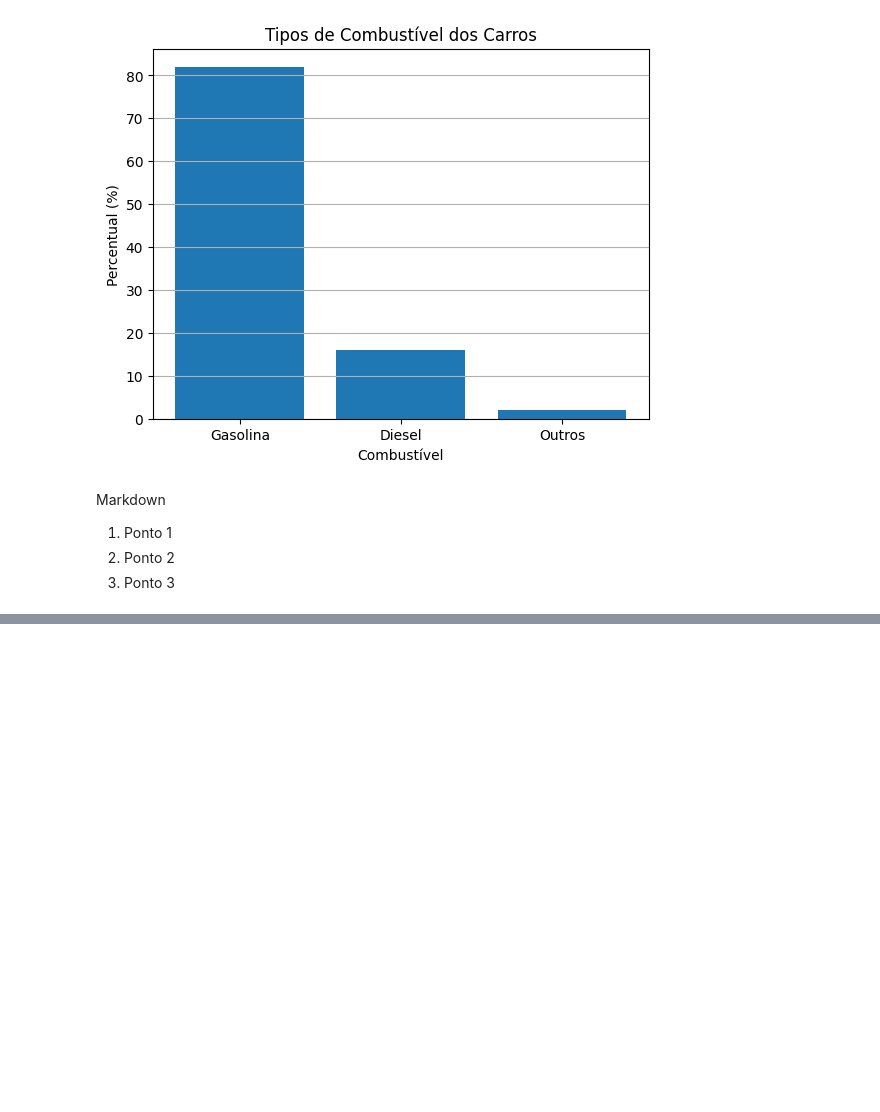
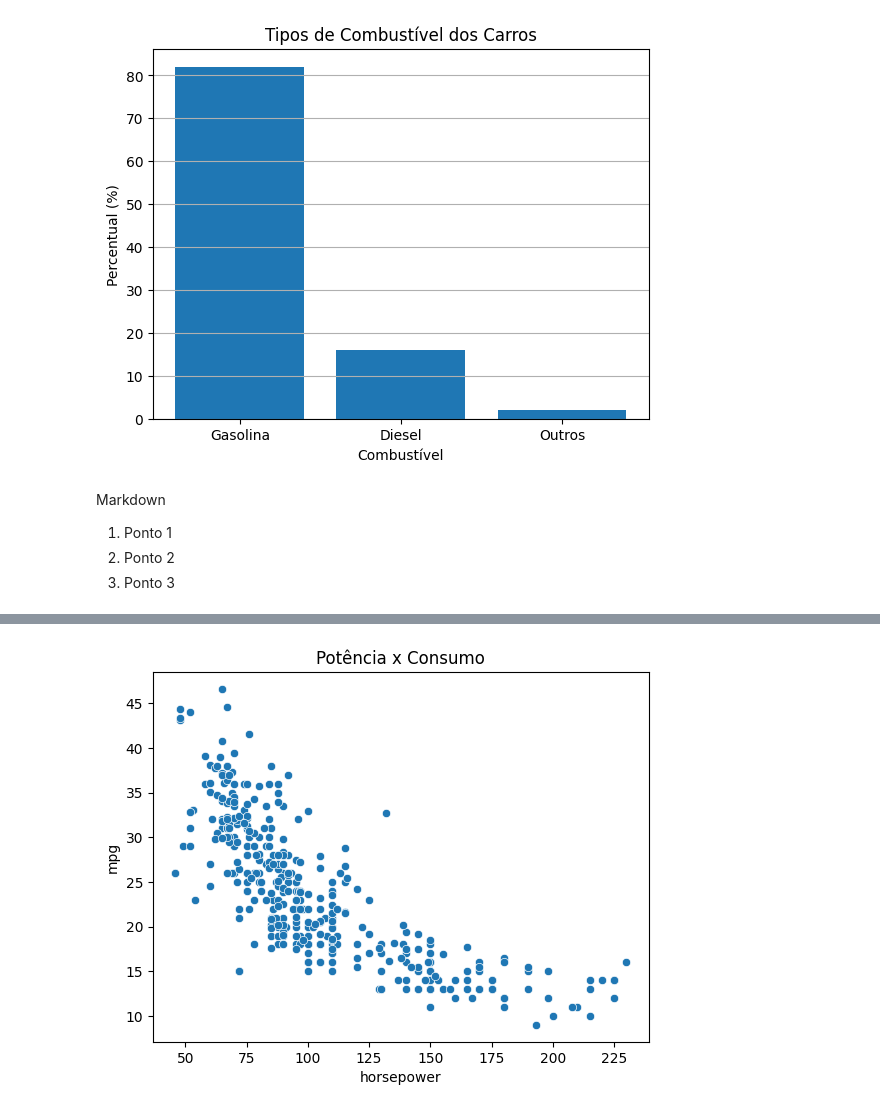
Before and after one commit to gabriels2006/Bootcamp---LAMIA---Aprendizado-de-Maquina, a Jupyter notebook: Card_7/Pratica/notebookpratica-pratica.ipynb, the cells around one changed output, grey strips where cells are left out. Cells and saved outputs as stored; diff of their text form; code cells hidden in the pictures; blank space fills up the shorter version.

```diff
--- a/Card_7/Pratica/notebookpratica-pratica.ipynb
+++ b/Card_7/Pratica/notebookpratica-pratica.ipynb
@@ -25,0 +156,11 @@ Markdown
+# %%
+sns.scatterplot(
+    data=df,
+    x='horsepower',
+    y='mpg'
+)
+
+plt.title('Potência x Consumo')
+plt.show() #o mais importante, a quantidade de combustivel gasto pela potencia do carro, outlier nos 125hp.
+# %% [output]
+[figure, added]
```
Also changed, not shown: parts of 13 cells of this notebook.
